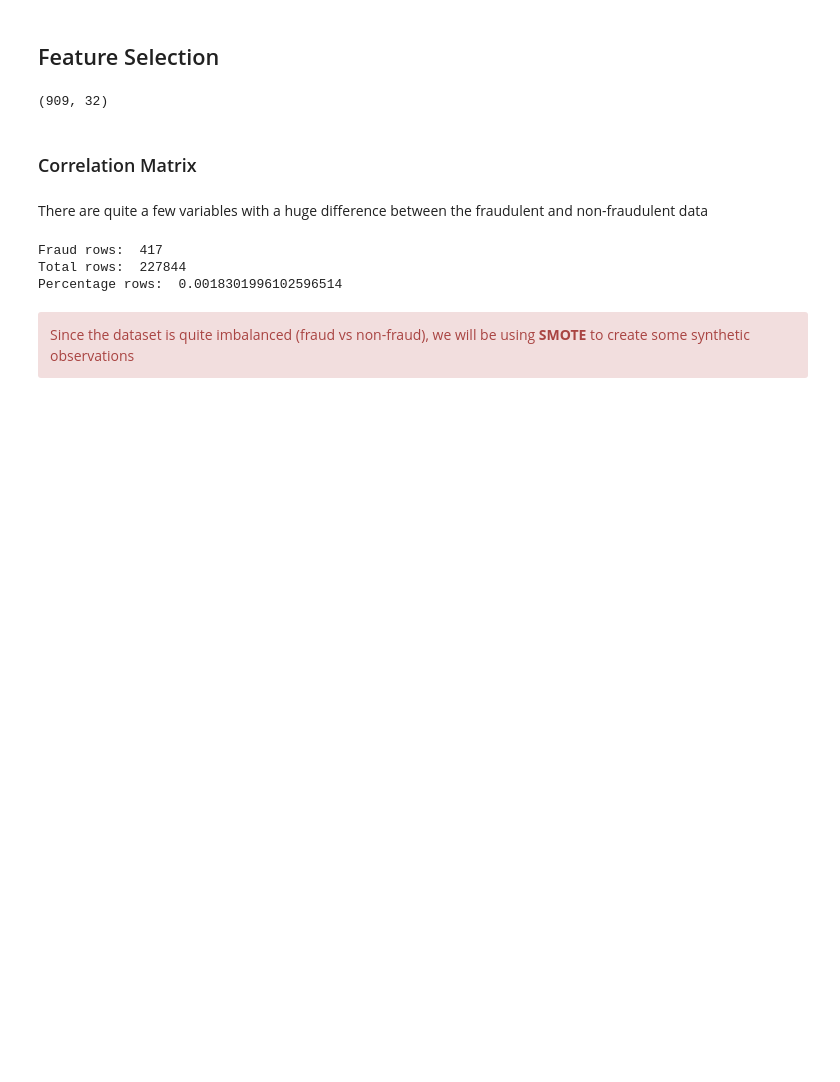
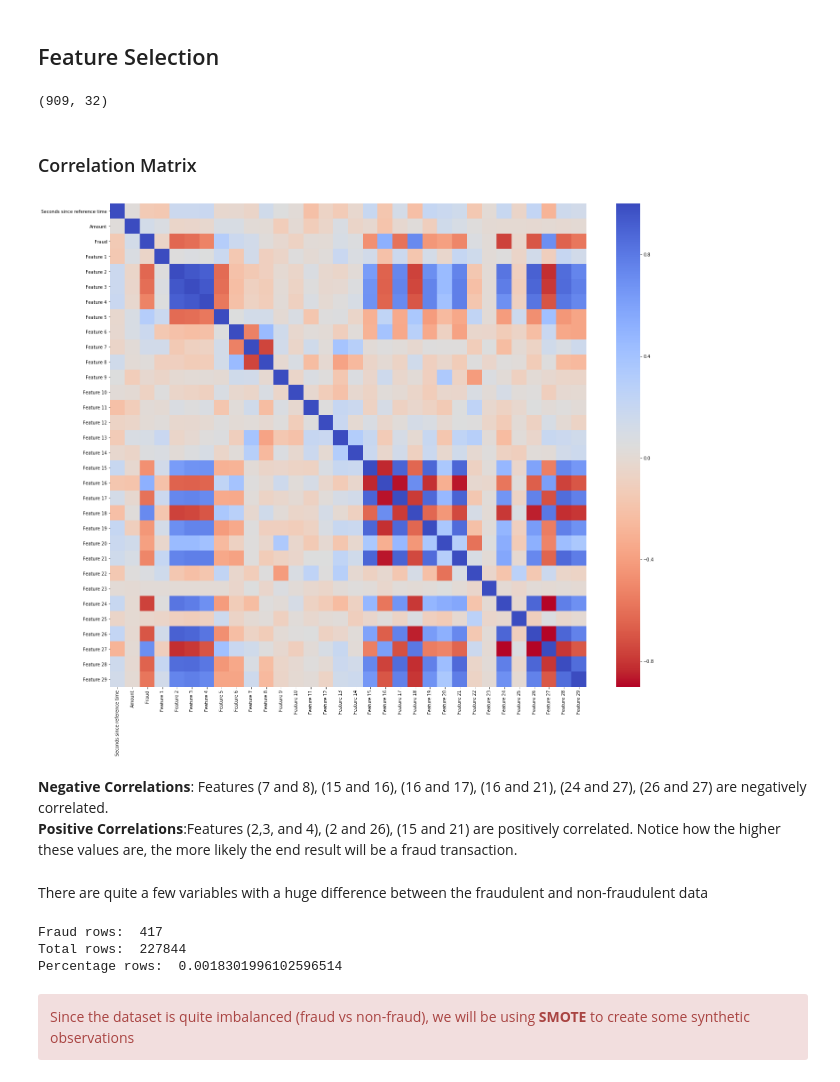
Before and after one commit to shubhamperiwal/fraud_detection, a Jupyter notebook: EDA + SMOTE.ipynb, the cells around one changed output. Saved outputs shown, nothing was run; the diff lists cells and outputs as text; code cells hidden in the pictures; blank space fills up the shorter version.

```diff
--- a/EDA + SMOTE.ipynb
+++ b/EDA + SMOTE.ipynb
@@ -96,27 +98,25 @@ non_fraud_df = df.loc[df['Fraud'] == 0][:492]
 normal_distributed_df = pd.concat([fraud_df, non_fraud_df])
 
 # Shuffle dataframe rows
-new_df = normal_distributed_df.sample(frac=1, random_state=42)
+df_sample = normal_distributed_df.sample(frac=1, random_state=42)
 
-new_df.head()
+df_sample.shape
 # %% [output]
 (909, 32)
 # %% [markdown]
 ### Correlation Matrix
 # %%
+f, ax1 = plt.subplots(1, 1, figsize=(24,20))
 
-f, (ax1, ax2) = plt.subplots(2, 1, figsize=(24,20))
-
-# Entire DataFrame
-corr = df.corr()
-sns.heatmap(corr, cmap='coolwarm_r', annot_kws={'size':20}, ax=ax1)
-ax1.set_title("Imbalanced Correlation Matrix \n (don't use for reference)", fontsize=14)
-
-
-sub_sample_corr = new_df.corr()
-sns.heatmap(sub_sample_corr, cmap='coolwarm_r', annot_kws={'size':20}, ax=ax2)
-ax2.set_title('SubSample Correlation Matrix \n (use for reference)', fontsize=14)
+sub_sample_corr = df_sample.corr()
+sns.heatmap(sub_sample_corr, cmap='coolwarm_r', annot_kws={'size':20}, ax=ax1)
+ax2.set_title('SubSample Correlation Matrix', fontsize=14)
 plt.show()
+# %% [output]
+[figure, added]
+# %% [markdown]
+<b>Negative Correlations</b>: Features (7 and 8), (15 and 16), (16 and 17), (16 and 21), (24 and 27), (26 and 27) are negatively correlated. <br/>
+<b>Positive Correlations</b>:Features (2,3, and 4), (2 and 26), (15 and 21) are positively correlated. Notice how the higher these values are, the more likely the end result will be a fraud transaction.
 # %% [markdown]
 There are quite a few variables with a huge difference between the fraudulent and non-fraudulent data
 # %%
```
Also changed, not shown: parts of 19 cells of this notebook.
